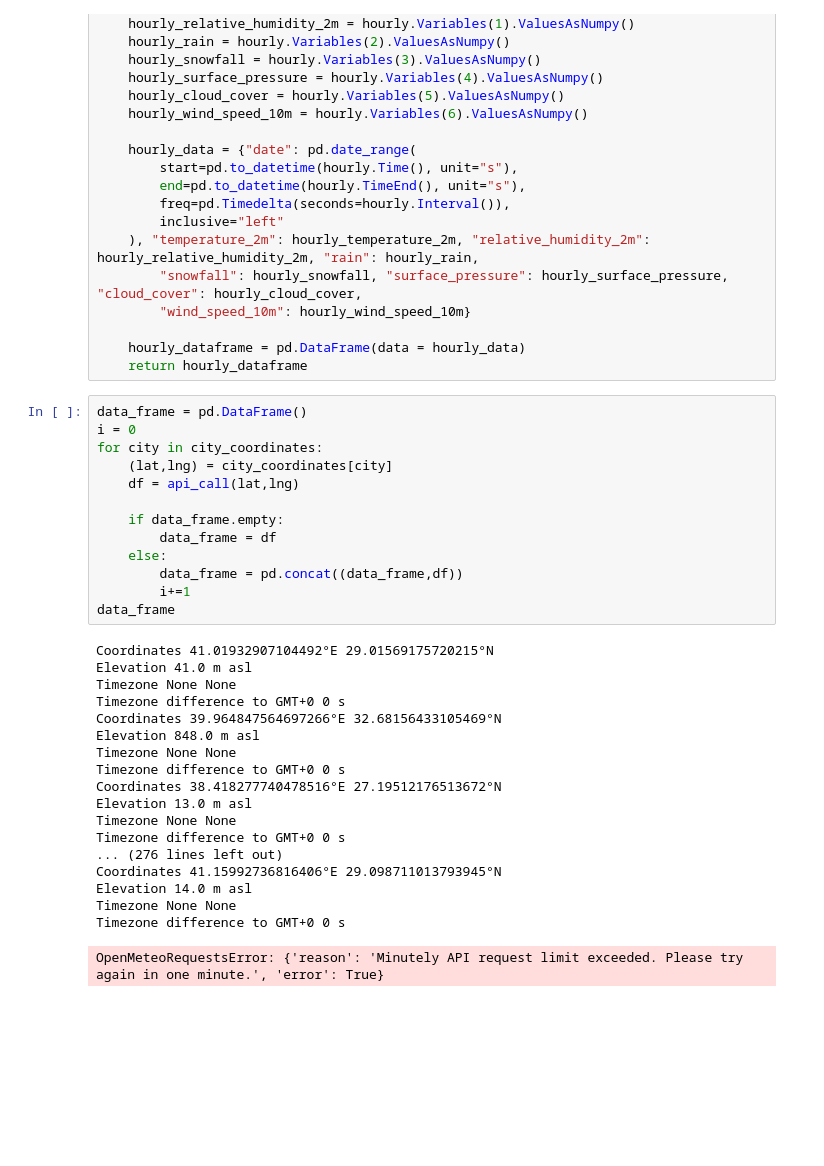
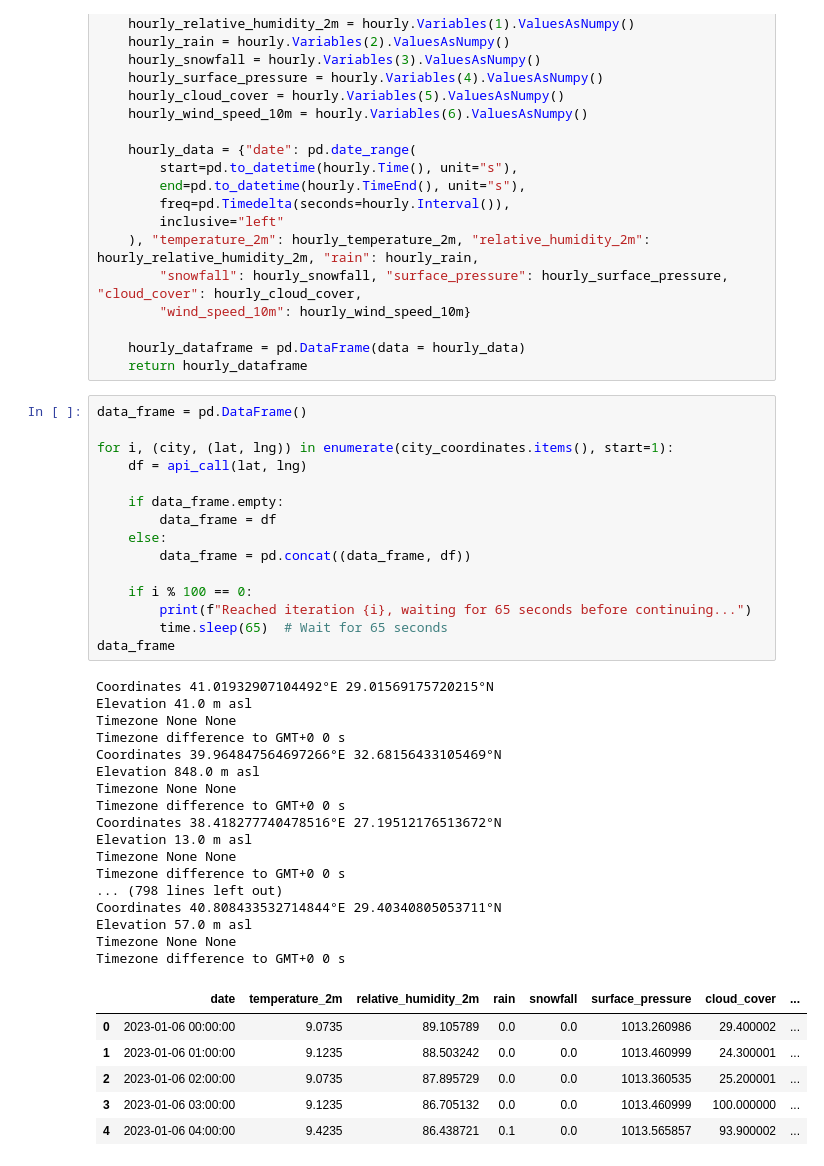
Before and after one commit to jbouveret18/Deep_Weather, a Jupyter notebook: Code.ipynb, the cells around one changed output. Saved outputs shown, nothing was run; the diff lists cells and outputs as text; blank space fills up the shorter version.

Commit message:
Api with I counter avoiding Error

```diff
--- a/Code.ipynb
+++ b/Code.ipynb
@@ -124,33 +129,40 @@ def api_call(lat,long):
 	return hourly_dataframe
 # %%
 data_frame = pd.DataFrame()
-i = 0
-for city in city_coordinates:
-	(lat,lng) = city_coordinates[city]
-	df = api_call(lat,lng)
 
-	if data_frame.empty:
-		data_frame = df
-	else:
-		data_frame = pd.concat((data_frame,df))
-		i+=1
+for i, (city, (lat, lng)) in enumerate(city_coordinates.items(), start=1):
+    df = api_call(lat, lng)
+
+    if data_frame.empty:
+        data_frame = df
+    else:
+        data_frame = pd.concat((data_frame, df))
+
+    if i % 100 == 0:
+        print(f"Reached iteration {i}, waiting for 65 seconds before continuing...")
+        time.sleep(65)  # Wait for 65 seconds
 data_frame
 # %% [output]
 Coordinates 41.01932907104492°E 29.01569175720215°N
 Elevation 41.0 m asl
 Timezone None None
 Timezone difference to GMT+0 0 s
 Coordinates 39.964847564697266°E 32.68156433105469°N
 Elevation 848.0 m asl
 Timezone None None
 Timezone difference to GMT+0 0 s
 Coordinates 38.418277740478516°E 27.19512176513672°N
 Elevation 13.0 m asl
 Timezone None None
 Timezone difference to GMT+0 0 s
-... (276 lines left out)
-Coordinates 41.15992736816406°E 29.098711013793945°N
-Elevation 14.0 m asl
+... (798 lines left out)
+Coordinates 40.808433532714844°E 29.40340805053711°N
+Elevation 57.0 m asl
 Timezone None None
 Timezone difference to GMT+0 0 s
-OpenMeteoRequestsError: {'reason': 'Minutely API request limit exceeded. Please try again in one minute.', 'error': True}
+|  | date | temperature_2m | relative_humidity_2m | rain | snowfall | surface_pressure | cloud_cover | ... |
+| 0 | 2023-01-06 00:00:00 | 9.0735 | 89.105789 | 0.0 | 0.0 | 1013.260986 | 29.400002 | ... |
+| 1 | 2023-01-06 01:00:00 | 9.1235 | 88.503242 | 0.0 | 0.0 | 1013.460999 | 24.300001 | ... |
+| 2 | 2023-01-06 02:00:00 | 9.0735 | 87.895729 | 0.0 | 0.0 | 1013.360535 | 25.200001 | ... |
+| 3 | 2023-01-06 03:00:00 | 9.1235 | 86.705132 | 0.0 | 0.0 | 1013.460999 | 100.000000 | ... |
+| 4 | 2023-01-06 04:00:00 | 9.4235 | 86.438721 | 0.1 | 0.0 | 1013.565857 | 93.900002 | ... |
```
Also changed, not shown: parts of 3 cells of this notebook.
